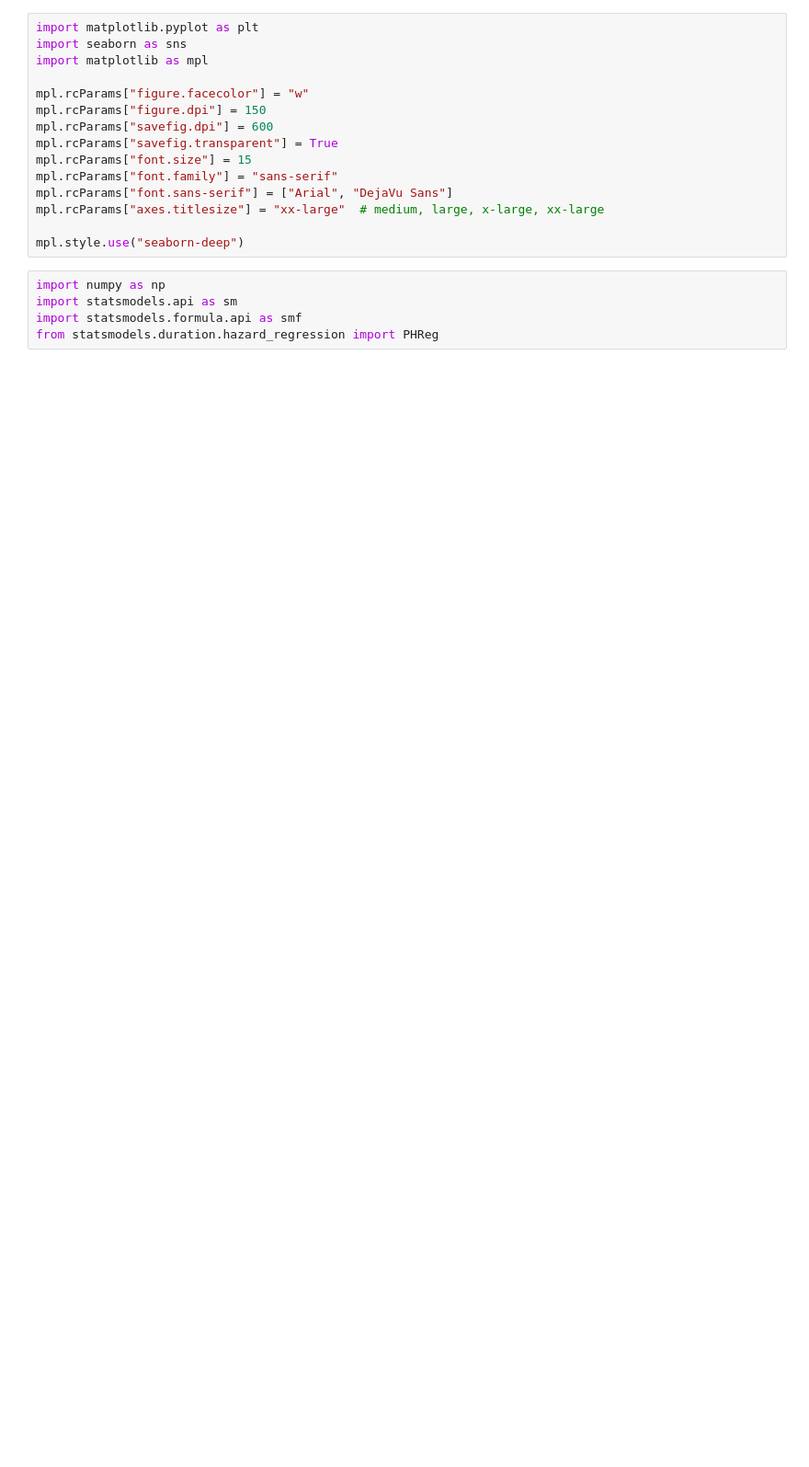
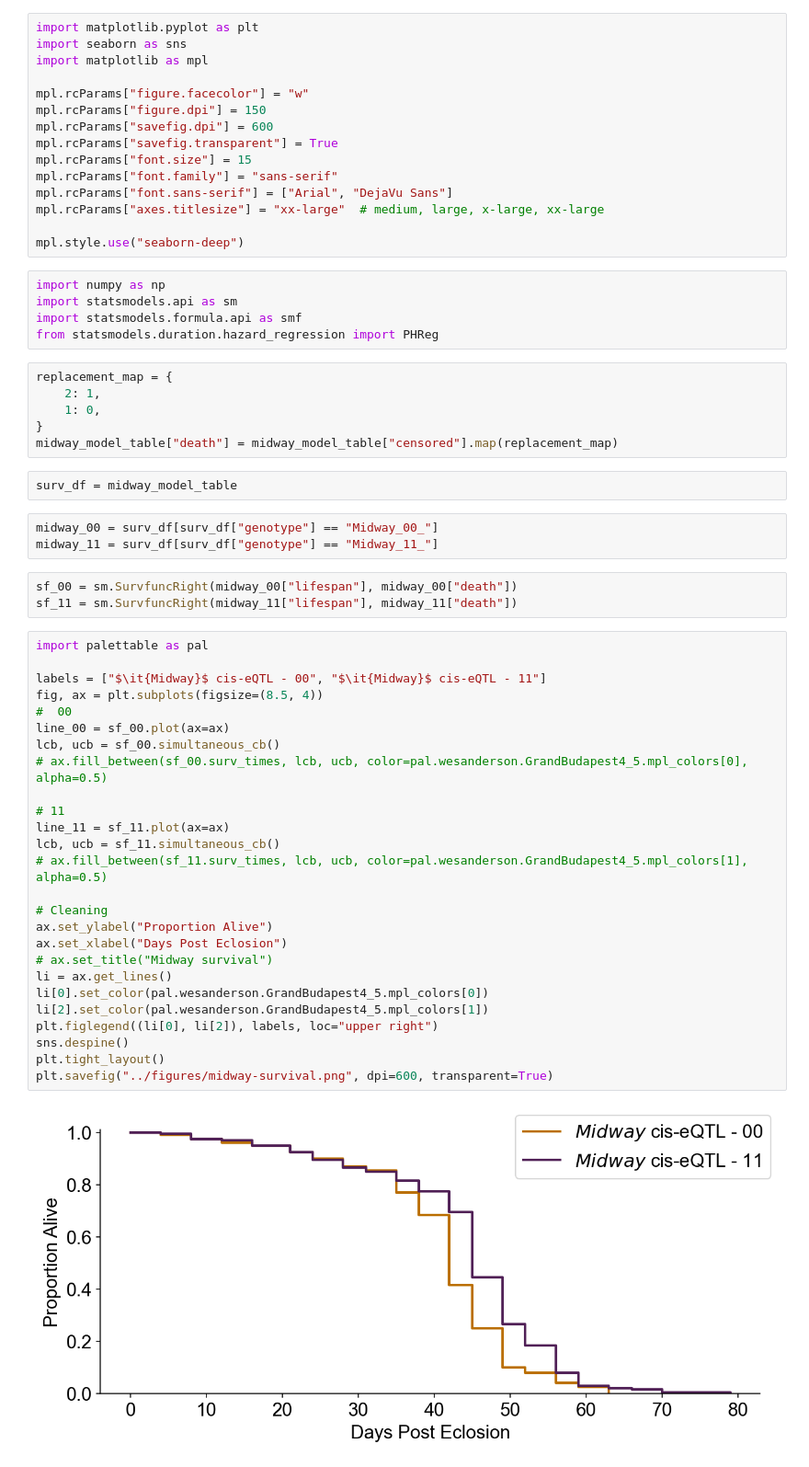
Before and after one commit to ayroles-lab/SNPvalidation, a Jupyter notebook: notebooks/longevity-notebook.ipynb, the cells around one changed output. Shown: that part at 92% size. Cells and saved outputs as stored; diff of their text form; blank space fills up the shorter version.

```diff
--- a/notebooks/longevity-notebook.ipynb
+++ b/notebooks/longevity-notebook.ipynb
@@ -25,4 +24,46 @@ import numpy as np
 import statsmodels.api as sm
 import statsmodels.formula.api as smf
 from statsmodels.duration.hazard_regression import PHReg
+# %%
+replacement_map = {
+    2: 1,
+    1: 0,
+}
+midway_model_table["death"] = midway_model_table["censored"].map(replacement_map)
+# %%
+surv_df = midway_model_table
+# %%
+midway_00 = surv_df[surv_df["genotype"] == "Midway_00_"]
+midway_11 = surv_df[surv_df["genotype"] == "Midway_11_"]
+# %%
+sf_00 = sm.SurvfuncRight(midway_00["lifespan"], midway_00["death"])
+sf_11 = sm.SurvfuncRight(midway_11["lifespan"], midway_11["death"])
+# %%
+import palettable as pal
+
+labels = ["$\it{Midway}$ cis-eQTL - 00", "$\it{Midway}$ cis-eQTL - 11"]
+fig, ax = plt.subplots(figsize=(8.5, 4))
+#  00
+line_00 = sf_00.plot(ax=ax)
+lcb, ucb = sf_00.simultaneous_cb()
+# ax.fill_between(sf_00.surv_times, lcb, ucb, color=pal.wesanderson.GrandBudapest4_5.mpl_colors[0], alpha=0.5)
+
+# 11
+line_11 = sf_11.plot(ax=ax)
+lcb, ucb = sf_11.simultaneous_cb()
+# ax.fill_between(sf_11.surv_times, lcb, ucb, color=pal.wesanderson.GrandBudapest4_5.mpl_colors[1], alpha=0.5)
+
+# Cleaning
+ax.set_ylabel("Proportion Alive")
+ax.set_xlabel("Days Post Eclosion")
+# ax.set_title("Midway survival")
+li = ax.get_lines()
+li[0].set_color(pal.wesanderson.GrandBudapest4_5.mpl_colors[0])
+li[2].set_color(pal.wesanderson.GrandBudapest4_5.mpl_colors[1])
+plt.figlegend((li[0], li[2]), labels, loc="upper right")
+sns.despine()
+plt.tight_layout()
+plt.savefig("../figures/midway-survival.png", dpi=600, transparent=True)
+# %% [output]
+[figure, added]
 # %%
```
Also changed, not shown: parts of 2 cells of this notebook, 4 other files.
